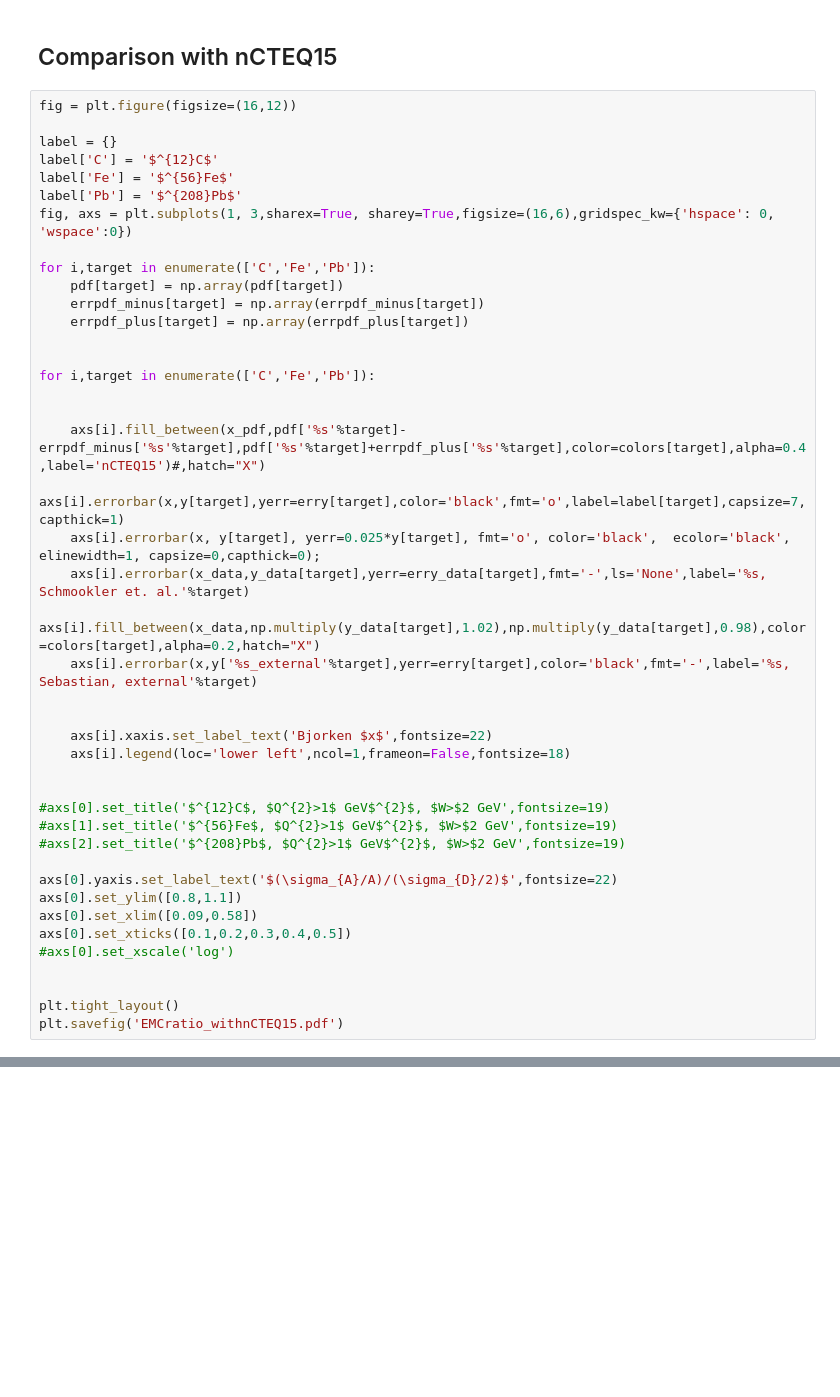
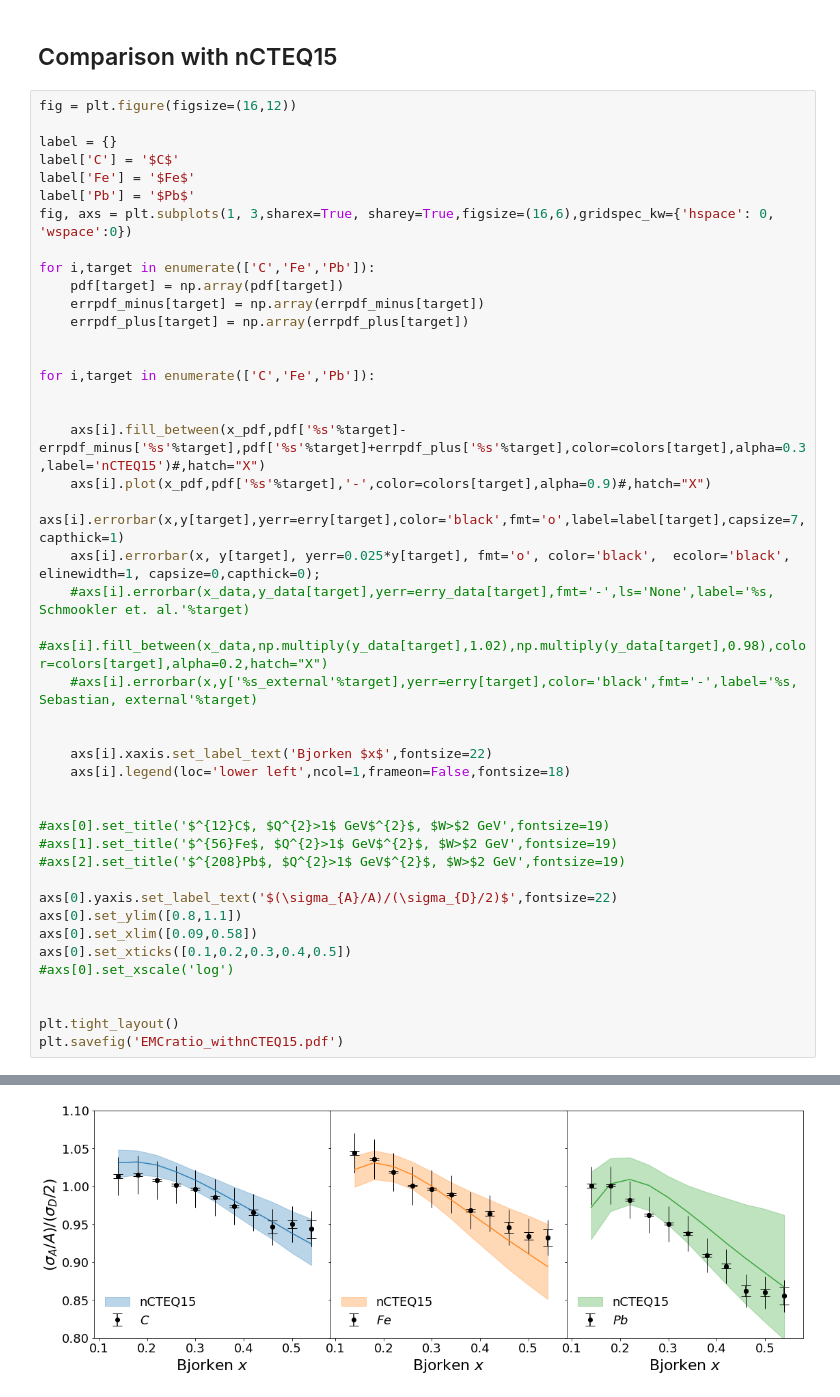
Before and after one commit to miguelignacio/eg2dihadron, a Jupyter notebook: EMC.ipynb, the cells around one changed output, grey strips where cells are left out. Cells and saved outputs as stored; diff of their text form; blank space fills up the shorter version.

```diff
--- a/EMC.ipynb
+++ b/EMC.ipynb
@@ -274,9 +300,9 @@ plt.savefig('EMCratio_withEPPS16.pdf')
 fig = plt.figure(figsize=(16,12))
 
 label = {}
-label['C'] = '$^{12}C$'
-label['Fe'] = '$^{56}Fe$'
-label['Pb'] = '$^{208}Pb$'
+label['C'] = '$C$'
+label['Fe'] = '$Fe$'
+label['Pb'] = '$Pb$'
 fig, axs = plt.subplots(1, 3,sharex=True, sharey=True,figsize=(16,6),gridspec_kw={'hspace': 0, 'wspace':0})
 
 for i,target in enumerate(['C','Fe','Pb']):
@@ -288,12 +314,13 @@ for i,target in enumerate(['C','Fe','Pb']):
 for i,target in enumerate(['C','Fe','Pb']):
 
 
-    axs[i].fill_between(x_pdf,pdf['%s'%target]-errpdf_minus['%s'%target],pdf['%s'%target]+errpdf_plus['%s'%target],color=colors[target],alpha=0.4,label='nCTEQ15')#,hatch="X")
+    axs[i].fill_between(x_pdf,pdf['%s'%target]-errpdf_minus['%s'%target],pdf['%s'%target]+errpdf_plus['%s'%target],color=colors[target],alpha=0.3,label='nCTEQ15')#,hatch="X")
+    axs[i].plot(x_pdf,pdf['%s'%target],'-',color=colors[target],alpha=0.9)#,hatch="X")
     axs[i].errorbar(x,y[target],yerr=erry[target],color='black',fmt='o',label=label[target],capsize=7,capthick=1)
     axs[i].errorbar(x, y[target], yerr=0.025*y[target], fmt='o', color='black',  ecolor='black', elinewidth=1, capsize=0,capthick=0);
-    axs[i].errorbar(x_data,y_data[target],yerr=erry_data[target],fmt='-',ls='None',label='%s, Schmookler et. al.'%target)
-    axs[i].fill_between(x_data,np.multiply(y_data[target],1.02),np.multiply(y_data[target],0.98),color=colors[target],alpha=0.2,hatch="X")
-    axs[i].errorbar(x,y['%s_external'%target],yerr=erry[target],color='black',fmt='-',label='%s, Sebastian, external'%target)
+    #axs[i].errorbar(x_data,y_data[target],yerr=erry_data[target],fmt='-',ls='None',label='%s, Schmookler et. al.'%target)
+    #axs[i].fill_between(x_data,np.multiply(y_data[target],1.02),np.multiply(y_data[target],0.98),color=colors[target],alpha=0.2,hatch="X")
+    #axs[i].errorbar(x,y['%s_external'%target],yerr=erry[target],color='black',fmt='-',label='%s, Sebastian, external'%target)
 
 
     axs[i].xaxis.set_label_text('Bjorken $x$',fontsize=22)
@@ -313,3 +340,4 @@ axs[0].set_xticks([0.1,0.2,0.3,0.4,0.5])
 
 plt.tight_layout()
 plt.savefig('EMCratio_withnCTEQ15.pdf')
+# %% [output]
@@ -315,0 +345 @@ plt.savefig('EMCratio_withnCTEQ15.pdf')
+[figure, added]
```
Also changed, not shown: parts of 6 cells of this notebook, 1 other file.
